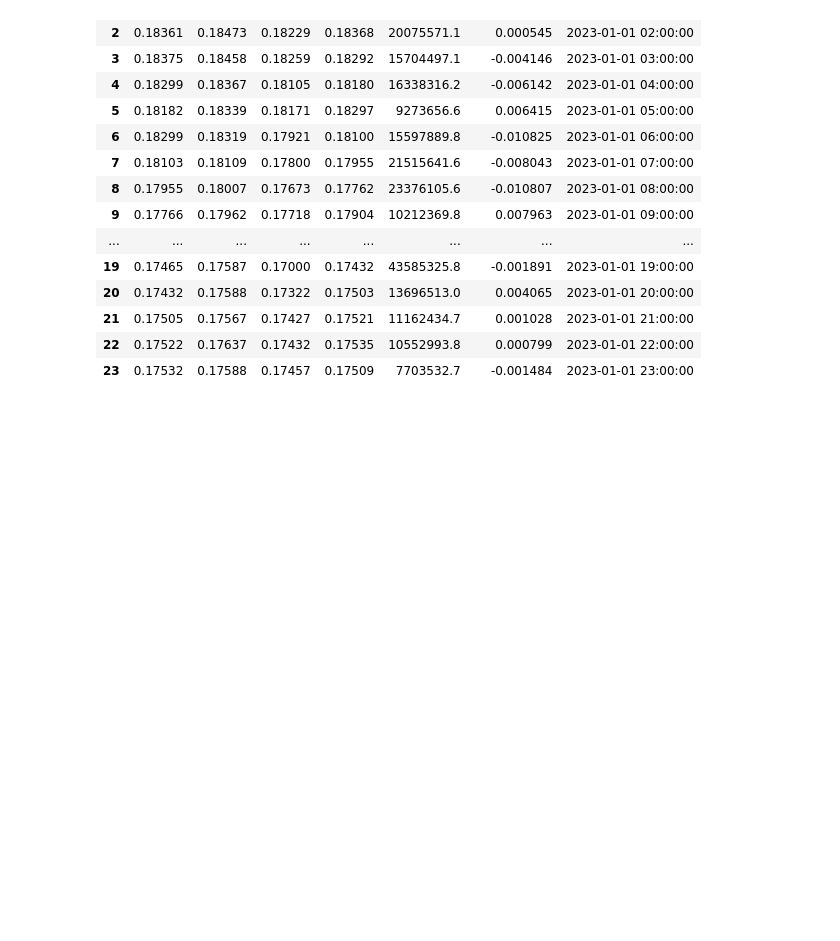
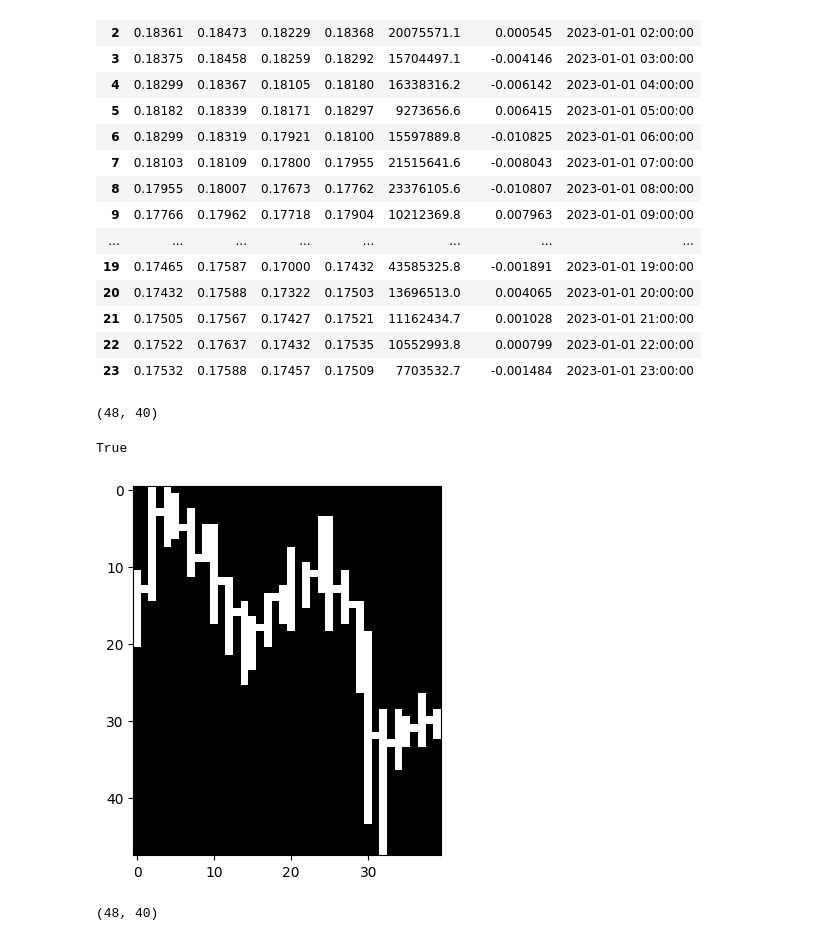
Before and after one commit to KantianKnight/CNN-Crypto, a Jupyter notebook: sample-image-construction.ipynb, the cells around one changed output. Cells and saved outputs as stored; diff of their text form; code cells hidden in the pictures; blank space fills up the shorter version.

Commit message:
Change sample image construction

```diff
--- a/sample-image-construction.ipynb
+++ b/sample-image-construction.ipynb
@@ -152,3 +159,33 @@ fig.update_layout(
 
 # Show the figure
 fig.show()
+# %%
+# Export the image
+file_name = f"sample_image.jpeg"
+fig.write_image(file_name)
+
+# Load the image
+img = mpimg.imread("sample_image.jpeg")
+
+img = cv2.cvtColor(img, cv2.COLOR_RGB2GRAY)
+# Change it to grayscale image
+processedImg = img > 114
+processedImg = processedImg.astype(np.uint8) * 255
+
+print(processedImg.shape)
+# %% [output]
+(48, 40)
+# %%
+# Display the image
+plt.figure()
+plt.imshow(processedImg, cmap = "gray")
+
+cv2.imwrite("sample_image.jpeg", processedImg)
+# %% [output]
+True
+[figure, added]
+# %%
+img = mpimg.imread("sample_image.jpeg")
+print(img.shape)
+# %% [output]
+(48, 40)
```
Also changed, not shown: parts of 1 cell of this notebook, 1 other file.
